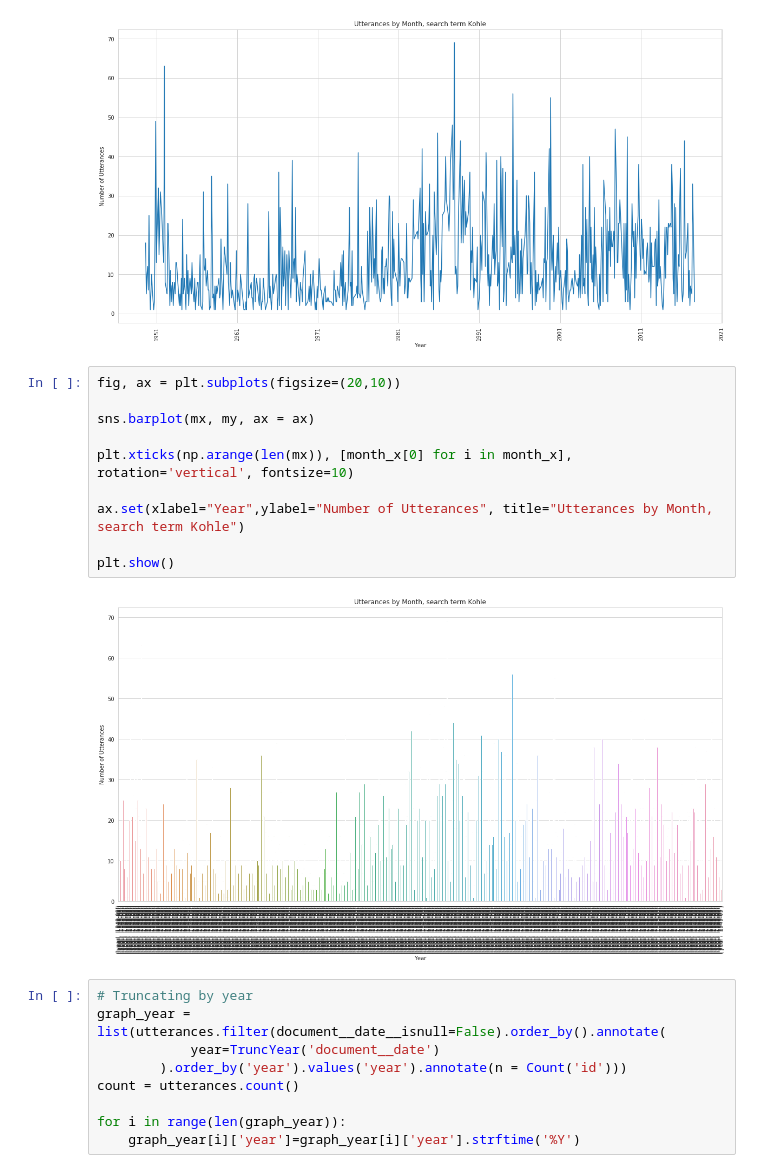
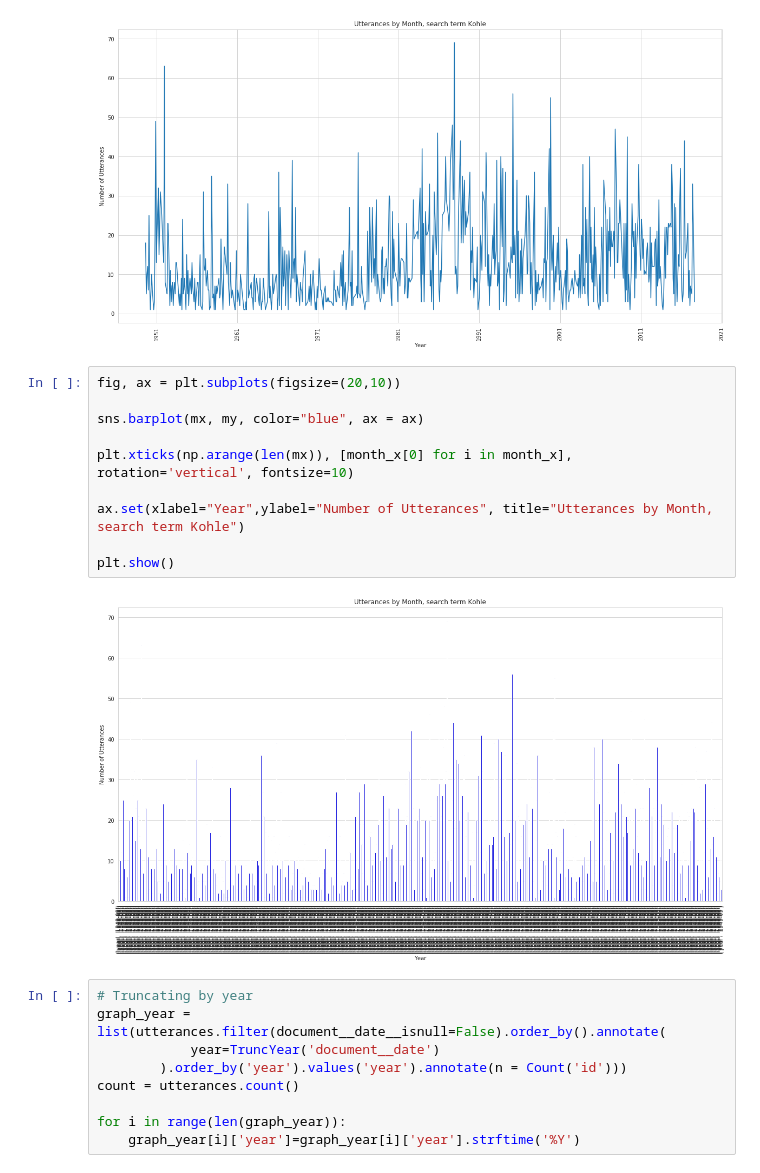
Before and after one commit to mcc-apsis/coal-discourse, a Jupyter notebook: dynamic_models.ipynb, the cells around one changed output. Drawn from its saved outputs; the diff is of its cells as text.

```diff
--- a/dynamic_models.ipynb
+++ b/dynamic_models.ipynb
@@ -126,15 +134,15 @@ plt.show()
 # %%
 fig, ax = plt.subplots(figsize=(20,10))
 
-sns.barplot(mx, my, ax = ax)
+sns.barplot(mx, my, color="blue", ax = ax)
 
 plt.xticks(np.arange(len(mx)), [month_x[0] for i in month_x], rotation='vertical', fontsize=10)
 
 ax.set(xlabel="Year",ylabel="Number of Utterances", title="Utterances by Month, search term Kohle")
 
 plt.show()
 # %% [output]
-[figure, old version]
+[figure, new version]
 # %%
 # Truncating by year
 graph_year = list(utterances.filter(document__date__isnull=False).order_by().annotate(
```
Also changed, not shown: parts of 6 cells of this notebook, 6 other files.
